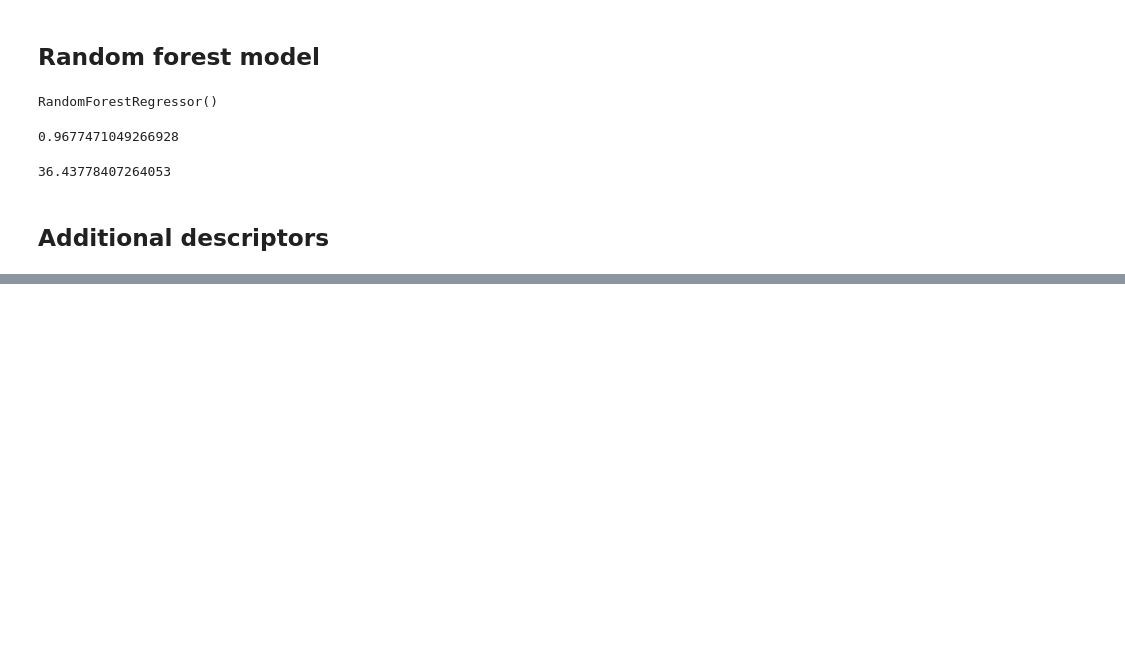
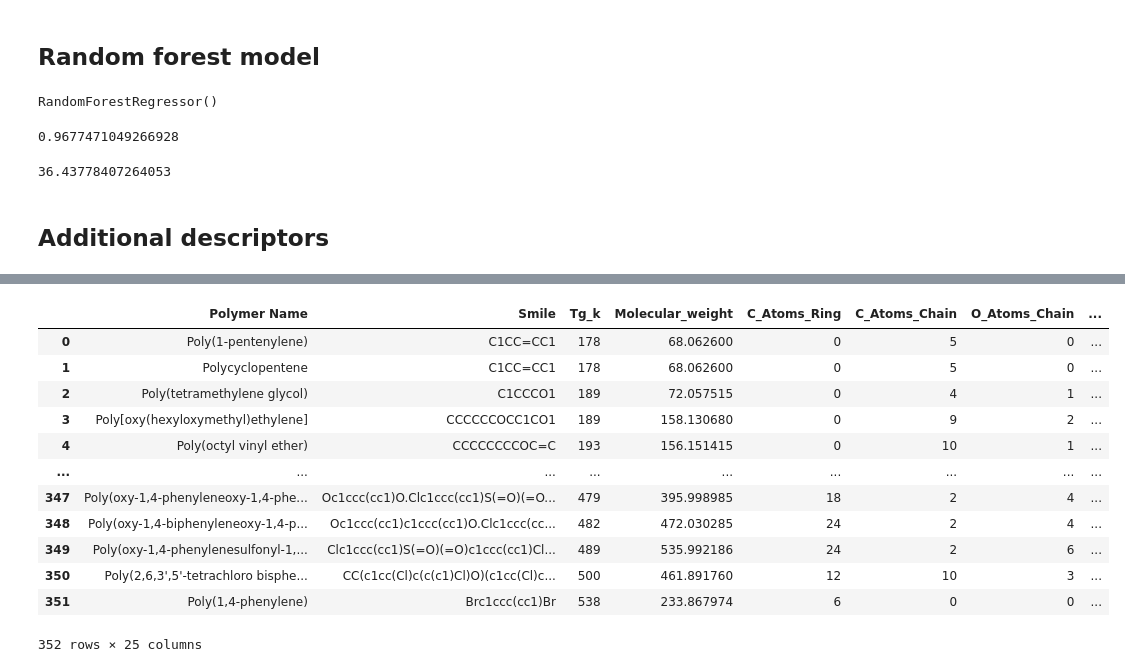
Before and after one commit to sanalps/Polymer_Glass_Transition_Predictor, a Jupyter notebook: glass_transition_a1.ipynb, the cells around one changed output, grey strips where cells are left out. Cells and saved outputs as stored; diff of their text form; code cells hidden in the pictures; blank space fills up the shorter version.

```diff
--- a/glass_transition_a1.ipynb
+++ b/glass_transition_a1.ipynb
@@ -184,8 +184,8 @@ ExactMolWt(Chem.MolFromSmiles('C=CC(=O)Oc1ccc(CCCOC)cc1'))
 # %% [output]
 220.109944372
 # %%
-list1 = df['Smile'].tolist()
-list1
+#list1 = df['Smile'].tolist()
+list1[:10]
 # %% [output]
 ['C1CC=CC1',
  'C1CC=CC1',
@@ -353,0 +363,46 @@ forest_reg2 = pickle.load(open(filename, 'rb'))
+# %%
+#Feature engineering
+df["C_Atoms_Ring"]=df["Smile"].apply(lambda x: x.count('c'))
+df["C_Atoms_Chain"]=df["Smile"].apply(lambda x: x.count('C'))
+df["O_Atoms_Chain"]=df["Smile"].apply(lambda x: x.count('O'))
+df["O_Atoms_Ring"]=df["Smile"].apply(lambda x: x.count('o'))
+#df["N_Double Bonds_Ring"]=df["Smile"].apply(lambda x: x.count('c')/2)
+df["N_Double Bonds_Chain"]=df["Smile"].apply(lambda x: x.count('='))
+df["Nitrogen_Atoms"]=df["Smile"].apply(lambda x: x.count('N'))
+df["F_Atoms"]=df["Smile"].apply(lambda x: x.count('F'))
+#df["MW"]=df["Smile"].apply(lambda x: Molecular_Weight(x))
+#df["Total Number of Atoms"]=df["Smile"].apply(lambda x: len(x))
+#df["Number of Double Bonds"]=df["Smile"].apply(lambda x:len(x)-x.count('=')-1)
+df["Number of Triple Bonds"]=df["Smile"].apply(lambda x: x.count("#"))
+df["Branching"]=df["Smile"].apply(lambda x: (x.count("(")+x.count(")"))/2)
+df["Chlorine_Atoms"]=df["Smile"].apply(lambda x: x.count('Cl'))
+df["Bromine_Atoms"]=df["Smile"].apply(lambda x: x.count('Br'))
+df["Sulphur_Atoms"]=df["Smile"].apply(lambda x: x.count('S'))
+df["Two_Structures"]=df["Smile"].apply(lambda x: x.count('.'))
+#df["If_Aromatic"]=df["Smile"].apply(lambda x: 1 if 'c' in x else 0)
+df["No_of_Branched_C"]=df["Smile"].apply(lambda x: x.count('(C)'))
+df["No_of_Branched_F"]=df["Smile"].apply(lambda x: x.count('(F)'))
+df["No_of_Branched_Cl"]=df["Smile"].apply(lambda x: x.count('(Cl)'))
+df["No_of_Branched_Br"]=df["Smile"].apply(lambda x: x.count('(Br)'))
+df["No_of_Branched_=O"]=df["Smile"].apply(lambda x: x.count('(=O)'))
+df["Number_of_C=C"]=df["Smile"].apply(lambda x: x.count('C=C')+x.count('cc'))
+df["Number_of_C-C"]=df["Smile"].apply(lambda x: x.count('CC'))
+#df["Benze_Ring"]=df["Smile"].apply(lambda x: x.count('c1ccccc1'))
+#df["Benze_Ring_var"]=df["Smile"].apply(lambda x: x.count('c1cc'))
+#df["Benze_Ring_varr"]=df["Smile"].apply(lambda x: x.count('cc1'))
+df["n_atoms"]=df["Smile"].map(lambda x: Chem.MolFromSmiles(x).GetNumAtoms())
+df
+# %% [output]
+|  | Polymer Name | Smile | Tg_k | Molecular_weight | C_Atoms_Ring | C_Atoms_Chain | O_Atoms_Chain | ... |
+| 0 | Poly(1-pentenylene) | C1CC=CC1 | 178 | 68.062600 | 0 | 5 | 0 | ... |
+| 1 | Polycyclopentene | C1CC=CC1 | 178 | 68.062600 | 0 | 5 | 0 | ... |
+| 2 | Poly(tetramethylene glycol) | C1CCCO1 | 189 | 72.057515 | 0 | 4 | 1 | ... |
+| 3 | Poly[oxy(hexyloxymethyl)ethylene] | CCCCCCOCC1CO1 | 189 | 158.130680 | 0 | 9 | 2 | ... |
+| 4 | Poly(octyl vinyl ether) | CCCCCCCCOC=C | 193 | 156.151415 | 0 | 10 | 1 | ... |
+| ... | ... | ... | ... | ... | ... | ... | ... | ... |
+| 347 | Poly(oxy-1,4-phenyleneoxy-1,4-phe... | Oc1ccc(cc1)O.Clc1ccc(cc1)S(=O)(=O... | 479 | 395.998985 | 18 | 2 | 4 | ... |
+| 348 | Poly(oxy-1,4-biphenyleneoxy-1,4-p... | Oc1ccc(cc1)c1ccc(cc1)O.Clc1ccc(cc... | 482 | 472.030285 | 24 | 2 | 4 | ... |
+| 349 | Poly(oxy-1,4-phenylenesulfonyl-1,... | Clc1ccc(cc1)S(=O)(=O)c1ccc(cc1)Cl... | 489 | 535.992186 | 24 | 2 | 6 | ... |
+| 350 | Poly(2,6,3',5'-tetrachloro bisphe... | CC(c1cc(Cl)c(c(c1)Cl)O)(c1cc(Cl)c... | 500 | 461.891760 | 12 | 10 | 3 | ... |
+| 351 | Poly(1,4-phenylene) | Brc1ccc(cc1)Br | 538 | 233.867974 | 6 | 0 | 0 | ... |
+352 rows × 25 columns
```
Also changed, not shown: parts of 27 cells of this notebook.
